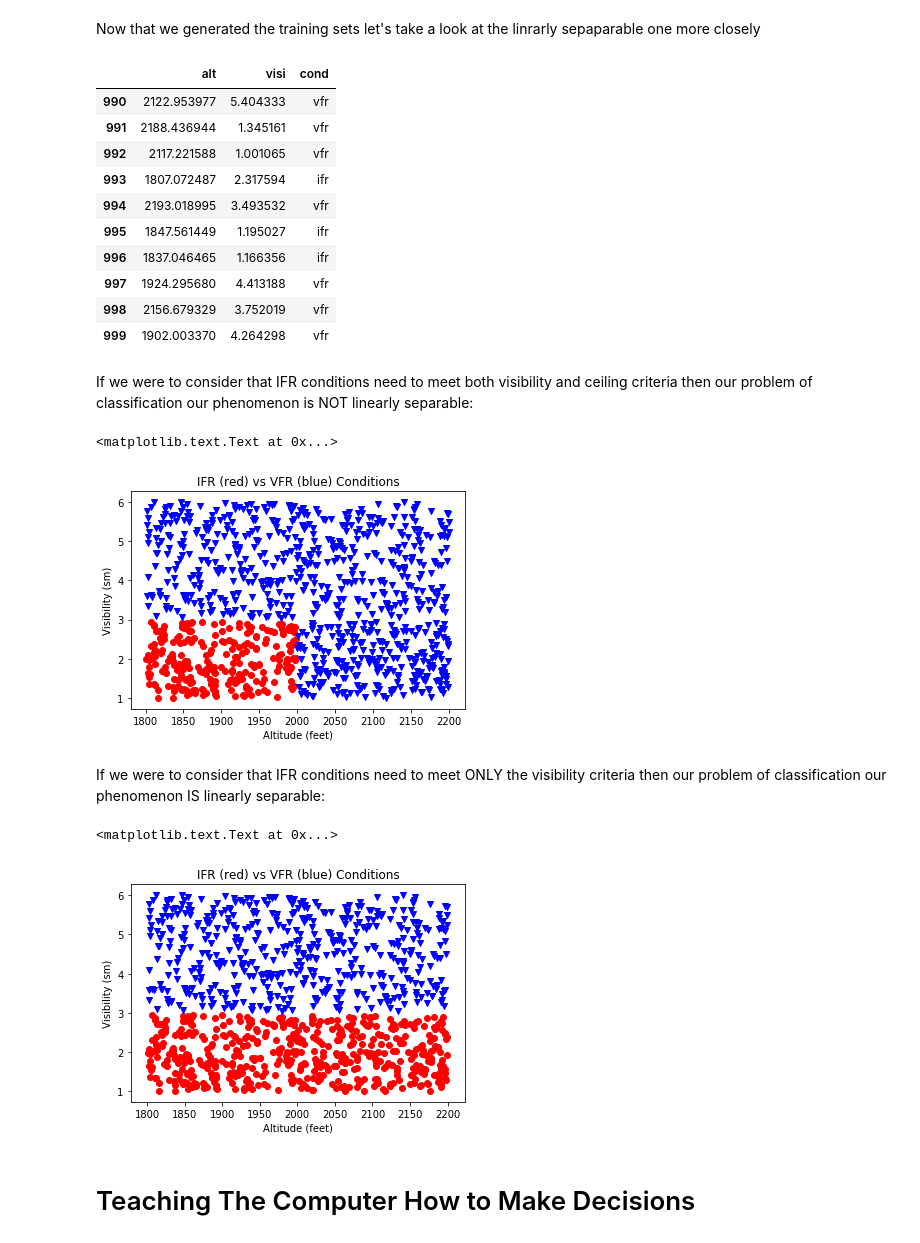
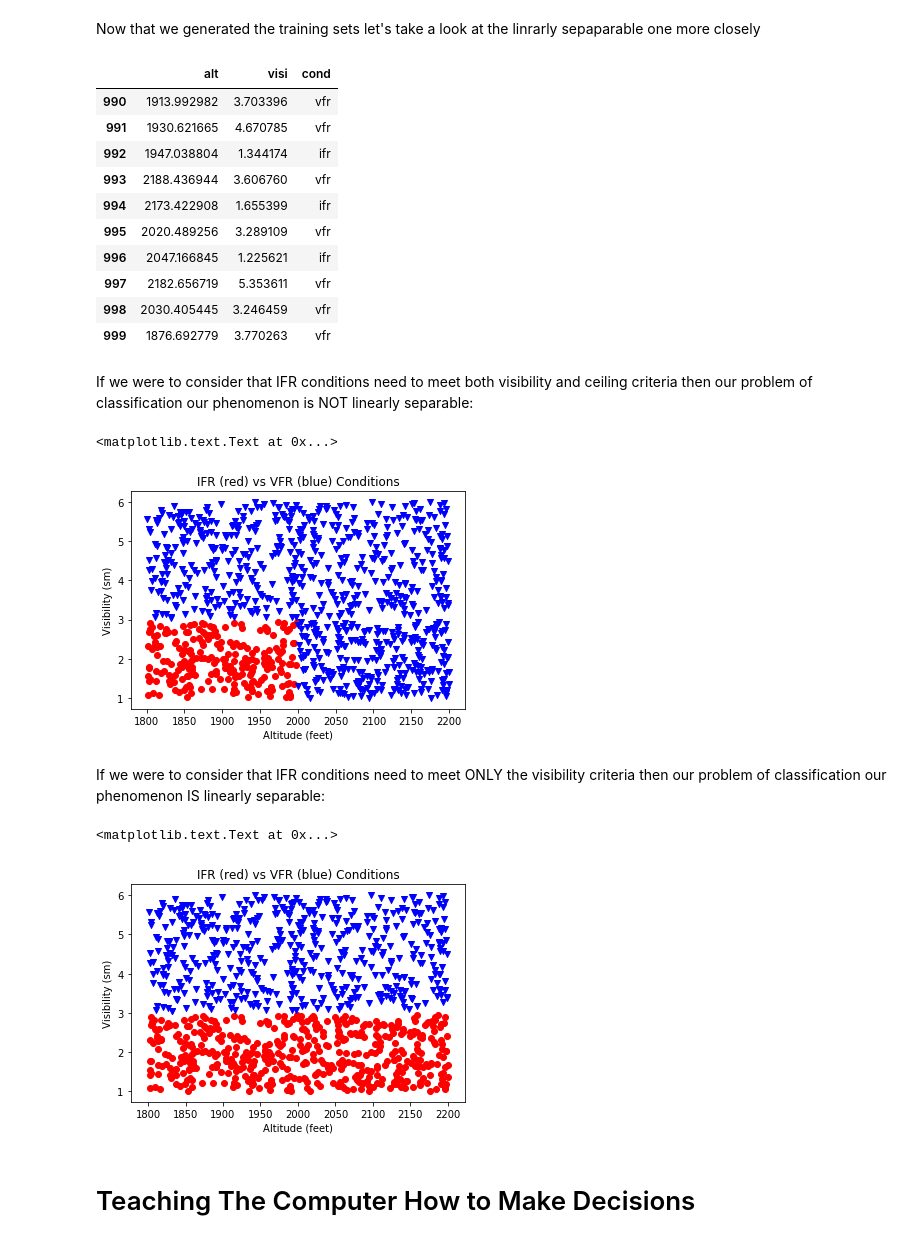
Before and after one commit to amenai1979/JupyterNotebooks, a Jupyter notebook: machineLearningLab.ipynb, the cells around one changed output. Cells and saved outputs as stored; diff of their text form; code cells hidden in the pictures.

```diff
--- a/machineLearningLab.ipynb
+++ b/machineLearningLab.ipynb
@@ -51,20 +51,20 @@ pd.DataFrame({'alt': altitudes, 'visi':visibilities,'cond': flightrules}).to_csv
 # %% [markdown]
 Now that we generated the training sets let's take a look at the linrarly sepaparable one more closely
 # %%
-
+df = pd.read_csv('training_set.csv')
 df.tail(10)
 # %% [output]
 |  | alt | visi | cond |
-| 990 | 2122.953977 | 5.404333 | vfr |
-| 991 | 2188.436944 | 1.345161 | vfr |
-| 992 | 2117.221588 | 1.001065 | vfr |
-| 993 | 1807.072487 | 2.317594 | ifr |
-| 994 | 2193.018995 | 3.493532 | vfr |
-| 995 | 1847.561449 | 1.195027 | ifr |
-| 996 | 1837.046465 | 1.166356 | ifr |
-| 997 | 1924.295680 | 4.413188 | vfr |
-| 998 | 2156.679329 | 3.752019 | vfr |
-| 999 | 1902.003370 | 4.264298 | vfr |
+| 990 | 1913.992982 | 3.703396 | vfr |
+| 991 | 1930.621665 | 4.670785 | vfr |
+| 992 | 1947.038804 | 1.344174 | ifr |
+| 993 | 2188.436944 | 3.606760 | vfr |
+| 994 | 2173.422908 | 1.655399 | ifr |
+| 995 | 2020.489256 | 3.289109 | vfr |
+| 996 | 2047.166845 | 1.225621 | ifr |
+| 997 | 2182.656719 | 5.353611 | vfr |
+| 998 | 2030.405445 | 3.246459 | vfr |
+| 999 | 1876.692779 | 3.770263 | vfr |
 # %% [markdown]
 If we were to consider that IFR conditions need to meet both visibility and ceiling criteria
 then our problem of classification our phenomenon is NOT linearly separable:
@@ -86,7 +86,7 @@ plt.ylabel('Visibility (sm)')
 plt.title('IFR (red) vs VFR (blue) Conditions')
 # %% [output]
 <matplotlib.text.Text at 0x...>
-[figure, old version]
+[figure, new version]
 # %% [markdown]
 If we were to consider that IFR conditions need to meet ONLY the visibility criteria
 then our problem of classification our phenomenon IS linearly separable:
@@ -101,7 +101,7 @@ plt.ylabel('Visibility (sm)')
 plt.title('IFR (red) vs VFR (blue) Conditions')
 # %% [output]
 <matplotlib.text.Text at 0x...>
-[figure, old version]
+[figure, new version]
 # %% [markdown]
 # Teaching The Computer How to Make Decisions
 # %% [markdown]
```
Also changed, not shown: parts of 11 cells of this notebook, 2 other files.
